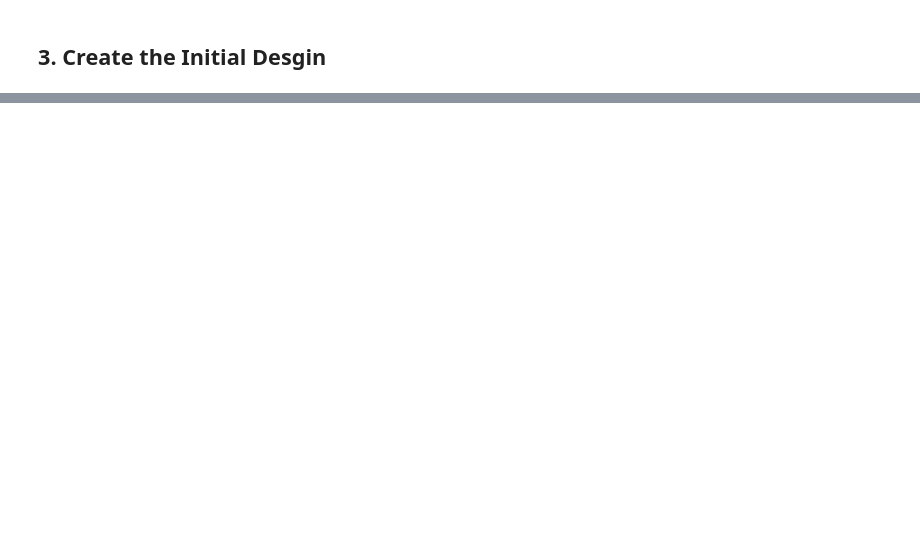
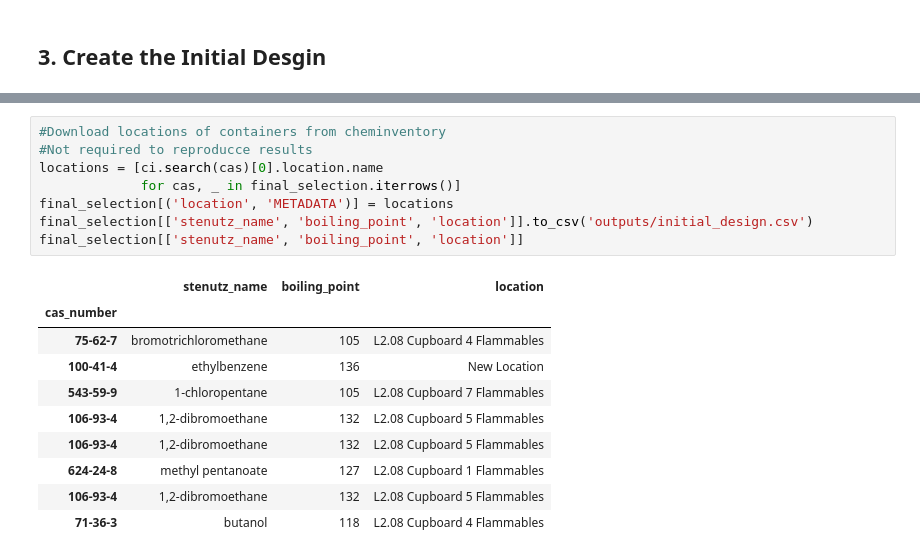
Before and after one commit to sustainable-processes/summit, a Jupyter notebook: case_studies/borrowing_hydrogen/initial_design.ipynb, the cells around one changed output, grey strips where cells are left out. Drawn from its saved outputs; the diff is of its cells as text; blank space fills up the shorter version.

```diff
--- a/case_studies/borrowing_hydrogen/initial_design.ipynb
+++ b/case_studies/borrowing_hydrogen/initial_design.ipynb
@@ -144,3 +171,22 @@ final_selection[['stenutz_name', 'boiling_point']]
+# %%
+#Download locations of containers from cheminventory
+#Not required to reproducce results
+locations = [ci.search(cas)[0].location.name
+             for cas, _ in final_selection.iterrows()]
+final_selection[('location', 'METADATA')] = locations
+final_selection[['stenutz_name', 'boiling_point', 'location']].to_csv('outputs/initial_design.csv')
+final_selection[['stenutz_name', 'boiling_point', 'location']]
+# %% [output]
+|  | stenutz_name | boiling_point | location |
+| cas_number |  |  |  |
+| 75-62-7 | bromotrichloromethane | 105 | L2.08 Cupboard 4 Flammables |
+| 100-41-4 | ethylbenzene | 136 | New Location |
+| 543-59-9 | 1-chloropentane | 105 | L2.08 Cupboard 7 Flammables |
+| 106-93-4 | 1,2-dibromoethane | 132 | L2.08 Cupboard 5 Flammables |
+| 106-93-4 | 1,2-dibromoethane | 132 | L2.08 Cupboard 5 Flammables |
+| 624-24-8 | methyl pentanoate | 127 | L2.08 Cupboard 1 Flammables |
+| 106-93-4 | 1,2-dibromoethane | 132 | L2.08 Cupboard 5 Flammables |
+| 71-36-3 | butanol | 118 | L2.08 Cupboard 4 Flammables |
 # %%
 fig, ax = plt.subplots()
 fig.tight_layout()
```
Also changed, not shown: parts of 13 cells of this notebook, 10 other files.
